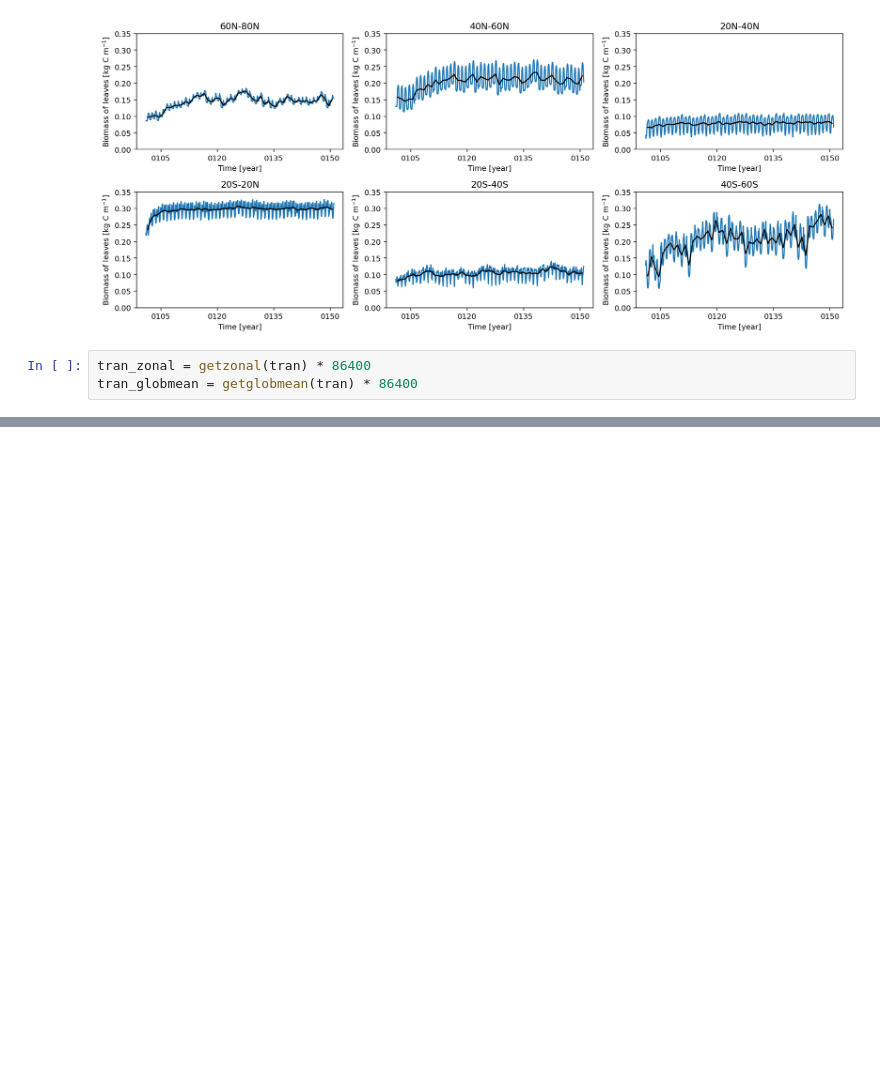
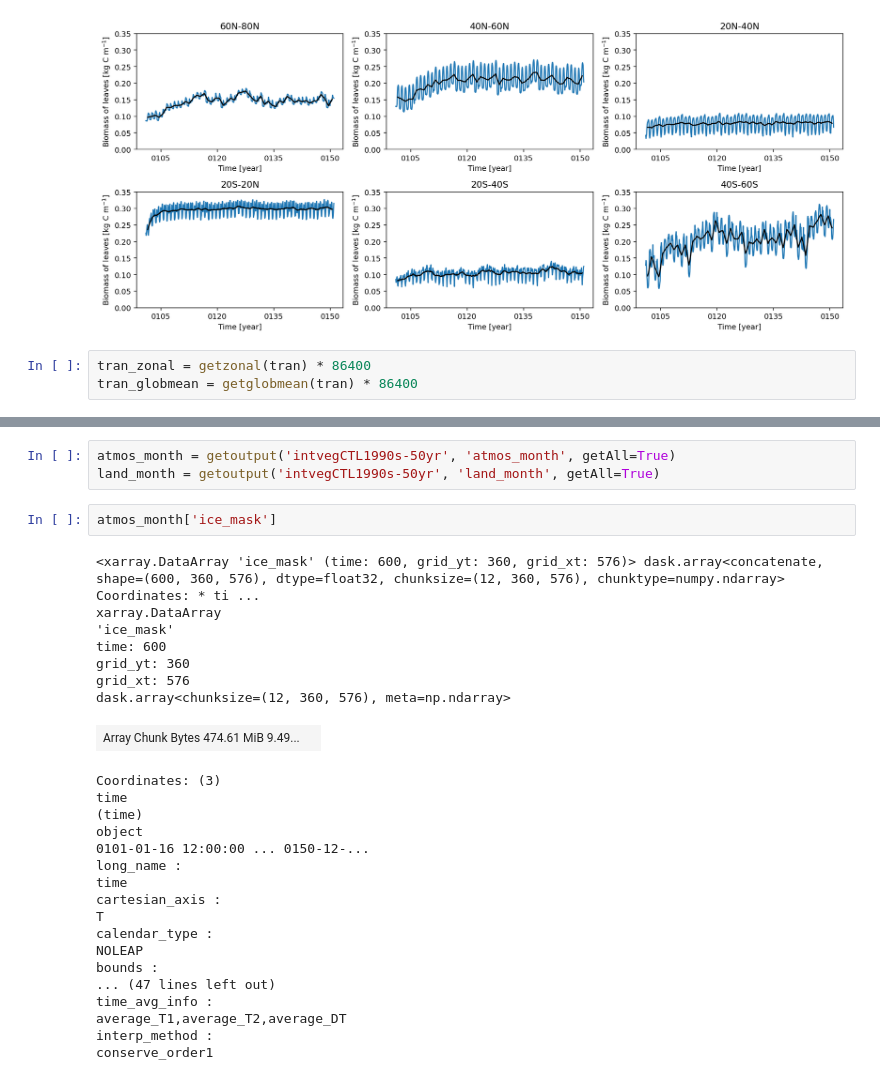
Before and after one commit to bbuchovecky/itcz_phys, a Jupyter notebook: notebooks/05_am2.5-spin-up.ipynb, the cells around one changed output, grey strips where cells are left out. Drawn from its saved outputs; the diff is of its cells as text; blank space fills up the shorter version.

```diff
--- a/notebooks/05_am2.5-spin-up.ipynb
+++ b/notebooks/05_am2.5-spin-up.ipynb
@@ -323,0 +333,31 @@ ax.legend(loc='lower right')
+# %%
+atmos_month = getoutput('intvegCTL1990s-50yr', 'atmos_month', getAll=True)
+land_month = getoutput('intvegCTL1990s-50yr', 'land_month', getAll=True)
+# %%
+atmos_month['ice_mask']
+# %% [output]
+<xarray.DataArray 'ice_mask' (time: 600, grid_yt: 360, grid_xt: 576)> dask.array<concatenate, shape=(600, 360, 576), dtype=float32, chunksize=(12, 360, 576), chunktype=numpy.ndarray> Coordinates: * ti ...
+xarray.DataArray
+'ice_mask'
+time: 600
+grid_yt: 360
+grid_xt: 576
+dask.array<chunksize=(12, 360, 576), meta=np.ndarray>
+| Array Chunk Bytes 474.61 MiB 9.49... |  |
+Coordinates: (3)
+time
+(time)
+object
+0101-01-16 12:00:00 ... 0150-12-...
+long_name :
+time
+cartesian_axis :
+T
+calendar_type :
+NOLEAP
+bounds :
+... (47 lines left out)
+time_avg_info :
+average_T1,average_T2,average_DT
+interp_method :
+conserve_order1
```
Also changed, not shown: parts of 9 cells of this notebook.
